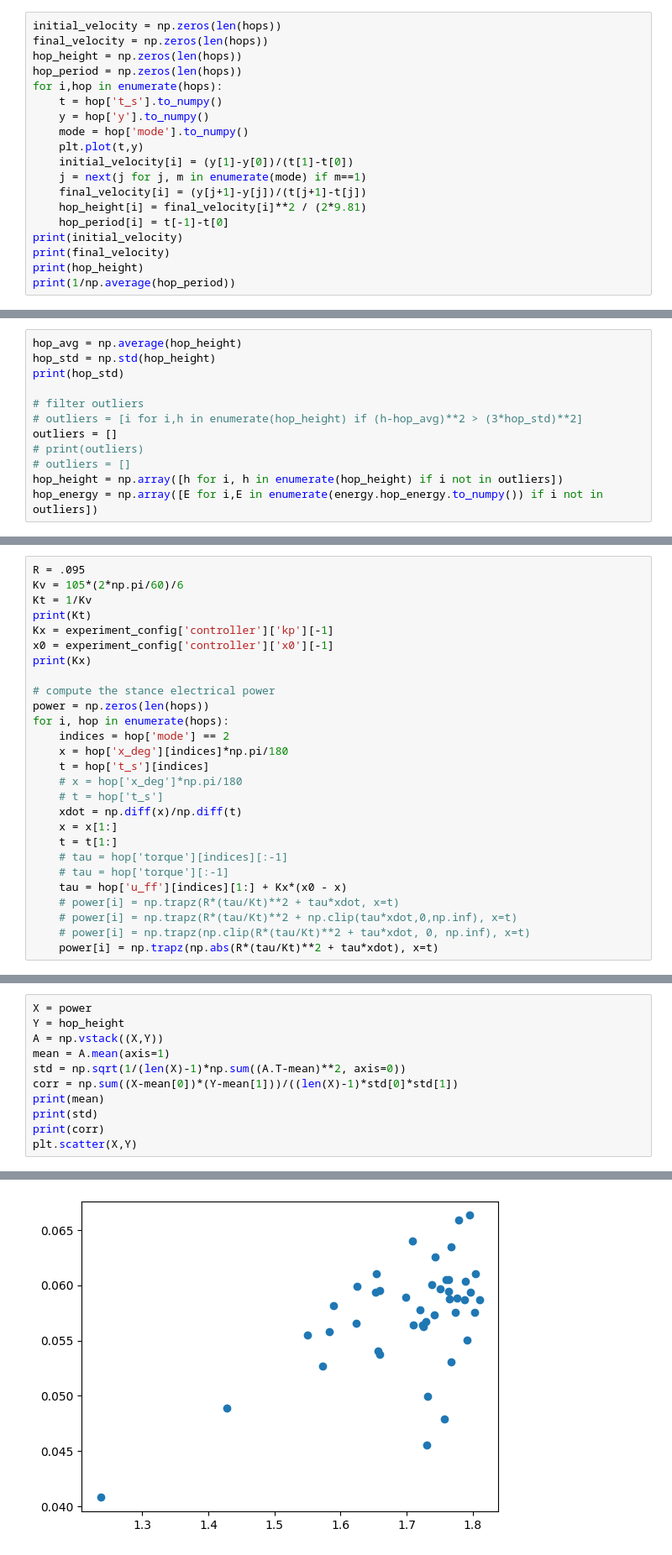
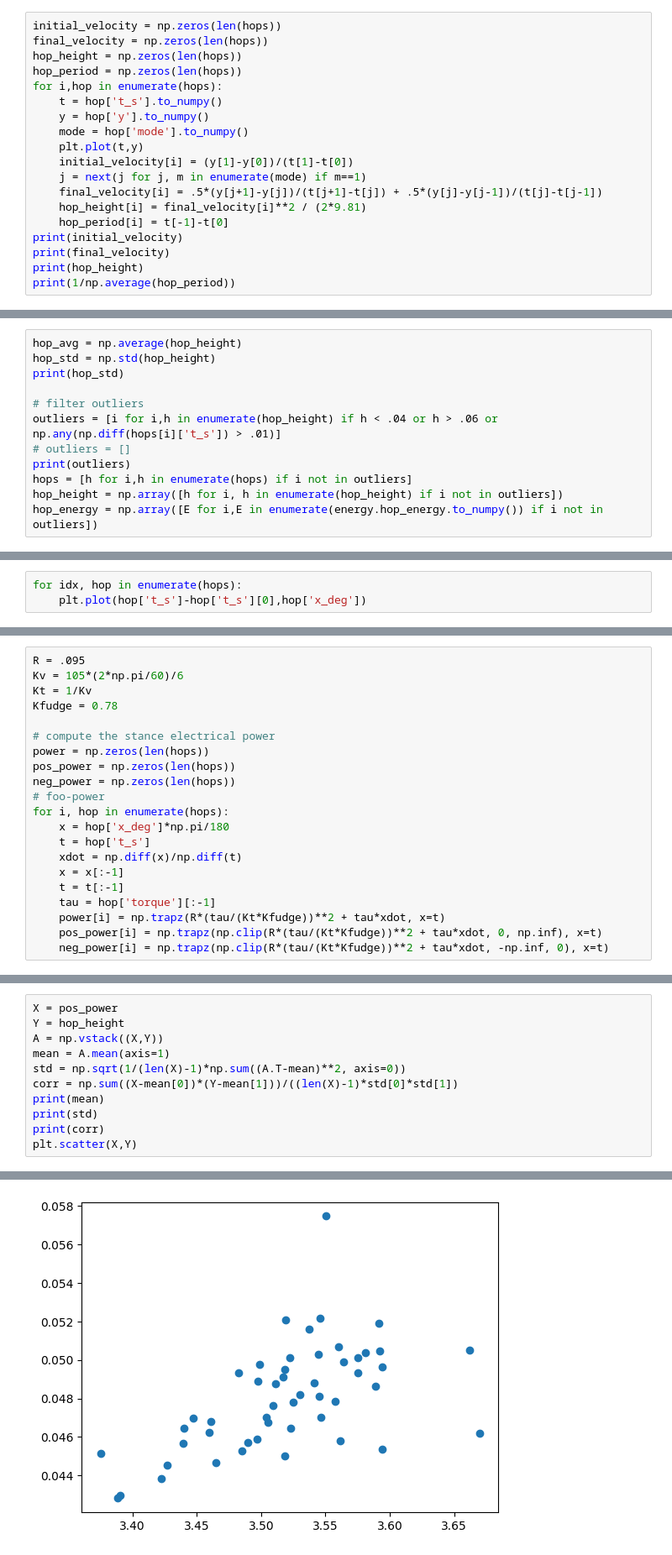
Before and after one commit to JGSuw/hsa_hopper_control, a Jupyter notebook: notebooks/hop_analysis.ipynb, the cells around one changed output, grey strips where cells are left out. Shown: that part at 84% size. Saved outputs shown, nothing was run; the diff lists cells and outputs as text.

```diff
--- a/notebooks/hop_analysis.ipynb
+++ b/notebooks/hop_analysis.ipynb
@@ -35,7 +40,7 @@ for i,hop in enumerate(hops):
     plt.plot(t,y)
     initial_velocity[i] = (y[1]-y[0])/(t[1]-t[0])
     j = next(j for j, m in enumerate(mode) if m==1)
-    final_velocity[i] = (y[j+1]-y[j])/(t[j+1]-t[j])
+    final_velocity[i] = .5*(y[j+1]-y[j])/(t[j+1]-t[j]) + .5*(y[j]-y[j-1])/(t[j]-t[j-1])
     hop_height[i] = final_velocity[i]**2 / (2*9.81)
     hop_period[i] = t[-1]-t[0]
 print(initial_velocity)
@@ -67,10 +72,10 @@ hop_std = np.std(hop_height)
 print(hop_std)
 
 # filter outliers
-# outliers = [i for i,h in enumerate(hop_height) if (h-hop_avg)**2 > (3*hop_std)**2]
-outliers = []
-# print(outliers)
+outliers = [i for i,h in enumerate(hop_height) if h < .04 or h > .06 or np.any(np.diff(hops[i]['t_s']) > .01)]
 # outliers = []
+print(outliers)
+hops = [h for i,h in enumerate(hops) if i not in outliers]
 hop_height = np.array([h for i, h in enumerate(hop_height) if i not in outliers])
 hop_energy = np.array([E for i,E in enumerate(energy.hop_energy.to_numpy()) if i not in outliers])
 # %% [output]
@@ -101,0 +108,3 @@ print(np.std(hop_height))
+# %%
+for idx, hop in enumerate(hops):
+    plt.plot(hop['t_s']-hop['t_s'][0],hop['x_deg'])
@@ -113,26 +124,20 @@ plt.plot(hops[-3]['t_s'],hops[-3]['u_ff'])
 R = .095
 Kv = 105*(2*np.pi/60)/6
 Kt = 1/Kv
-print(Kt)
-Kx = experiment_config['controller']['kp'][-1]
-x0 = experiment_config['controller']['x0'][-1]
-print(Kx)
+Kfudge = 0.78
 
 # compute the stance electrical power
 power = np.zeros(len(hops))
+pos_power = np.zeros(len(hops))
+neg_power = np.zeros(len(hops))
+# foo-power
 for i, hop in enumerate(hops):
-    indices = hop['mode'] == 2
-    x = hop['x_deg'][indices]*np.pi/180
-    t = hop['t_s'][indices]
-    # x = hop['x_deg']*np.pi/180
-    # t = hop['t_s']
+    x = hop['x_deg']*np.pi/180
+    t = hop['t_s']
     xdot = np.diff(x)/np.diff(t)
-    x = x[1:]
-    t = t[1:]
-    # tau = hop['torque'][indices][:-1]
-    # tau = hop['torque'][:-1]
-    tau = hop['u_ff'][indices][1:] + Kx*(x0 - x)
-    # power[i] = np.trapz(R*(tau/Kt)**2 + tau*xdot, x=t)
-    # power[i] = np.trapz(R*(tau/Kt)**2 + np.clip(tau*xdot,0,np.inf), x=t)
-    # power[i] = np.trapz(np.clip(R*(tau/Kt)**2 + tau*xdot, 0, np.inf), x=t)
-    power[i] = np.trapz(np.abs(R*(tau/Kt)**2 + tau*xdot), x=t)
+    x = x[:-1]
+    t = t[:-1]
+    tau = hop['torque'][:-1]
+    power[i] = np.trapz(R*(tau/(Kt*Kfudge))**2 + tau*xdot, x=t)
+    pos_power[i] = np.trapz(np.clip(R*(tau/(Kt*Kfudge))**2 + tau*xdot, 0, np.inf), x=t)
+    neg_power[i] = np.trapz(np.clip(R*(tau/(Kt*Kfudge))**2 + tau*xdot, -np.inf, 0), x=t)
@@ -142,5 +166,5 @@ for i, hop in enumerate(hops):
 # %%
-X = power
+X = pos_power
 Y = hop_height
 A = np.vstack((X,Y))
 mean = A.mean(axis=1)
@@ -157,2 +181,2 @@ plt.scatter(X,Y)
 <matplotlib.collections.PathCollection at 0x...>
-[figure, old version]
+[figure, new version]
```
Also changed, not shown: parts of 13 cells of this notebook, 3 other files.
